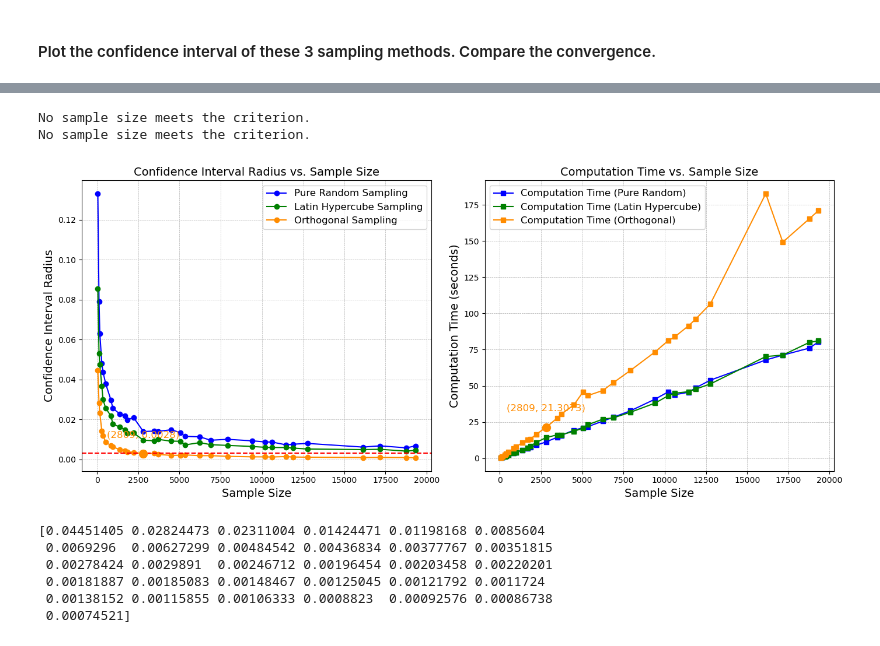
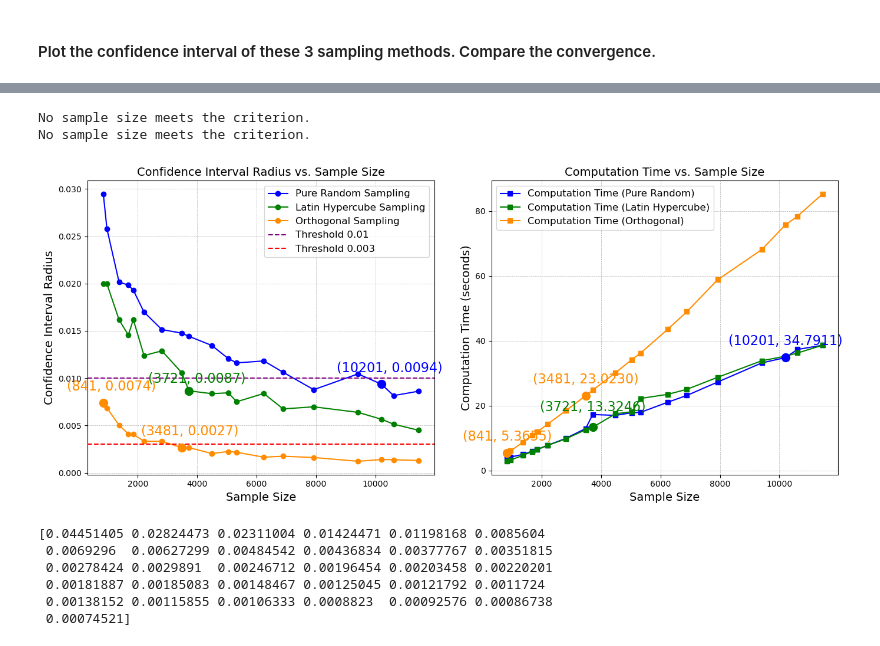
Before and after one commit to Ly-MX15/Stochastic_simulation, a Jupyter notebook: Mandelbrot_Visualisation3.3.ipynb, the cells around one changed output, grey strips where cells are left out. Saved outputs shown, nothing was run; the diff lists cells and outputs as text; code cells hidden in the pictures.

```diff
--- a/Mandelbrot_Visualisation3.3.ipynb
+++ b/Mandelbrot_Visualisation3.3.ipynb
@@ -1057,7 +963,7 @@ def sieve_of_eratosthenes(n):
 #### Plot the confidence interval of these 3 sampling methods. Compare the convergence.
 # %%
 # Generate a large enough array of prime numbers since orthogonal_sampling only takes prime number's square as sample size
-base_numbers = sieve_of_eratosthenes(150)[10:-1]  # Adjust the number here based on how many primes you need.107th prime number =
+base_numbers = sieve_of_eratosthenes(110)[9:-1]  # Adjust the number here based on how many primes you need.107th prime number =
 # Square each number to get the sample sizes
 sample_sizes = base_numbers**2
 
@@ -1159,70 +1085,78 @@ def mark_point(ax, x, y, color='r', label=None, text_offset=(0,10)):
                 (x, y),
                 textcoords="offset points",
                 xytext=text_offset,
-                fontsize=12,
+                fontsize=16,
                 ha='center',
                 color=color)
 
-# Create the figure and two subplots
+# Create the figure with two subplots
 fig, (ax1, ax2) = plt.subplots(1, 2, figsize=(14,6))  # ax2 will be used for times
 
-threshold = 0.003
+# Define the thresholds
+thresholds = [0.01, 0.003]
 
-# Plot the confidence intervals on ax1
+# Plot the confidence intervals for each sampling method on ax1
 ax1.plot(sample_sizes, conf_intervals_random, marker='o', label='Pure Random Sampling', color='blue')
 ax1.plot(sample_sizes, conf_intervals_latin, marker='o', label='Latin Hypercube Sampling', color='green')
 ax1.plot(sample_sizes, conf_intervals_orthogonal, marker='o', label='Orthogonal Sampling', color='darkorange')
-ax1.axhline(y=threshold, color='red', linestyle='--')
 
 # Set labels and title for ax1
 ax1.set_xlabel('Sample Size', fontsize=14)
 ax1.set_ylabel('Confidence Interval Radius', fontsize=14)
 ax1.set_title('Confidence Interval Radius vs. Sample Size', fontsize=14)
 
-# Plot the times on ax2
+# Plot the computation times on ax2
 ax2.plot(sample_sizes, times_pure_random, marker='s', label='Computation Time (Pure Random)', color='blue')
 ax2.plot(sample_sizes, times_latin, marker='s', label='Computation Time (Latin Hypercube)', color='green')
 ax2.plot(sample_sizes, times_orthogonal, marker='s', label='Computation Time (Orthogonal)', color='darkorange')
 ax2.set_title('Computation Time vs. Sample Size', fontsize=14)
+
 # Set labels for ax2
 ax2.set_ylabel('Computation Time (seconds)', fontsize=14)
 ax2.set_xlabel('Sample Size', fontsize=14)
 
-# Find and mark the minimum confidence interval and time that meets the threshold for each sampling method
-methods = {
-    'Pure Random Sampling': ('blue', conf_intervals_random, times_pure_random),
-    'Latin Hypercube Sampling': ('green', conf_intervals_latin, times_latin),
-    'Orthogonal Sampling': ('darkorange', conf_intervals_orthogonal, times_orthogonal)
-}
+# Plot threshold lines and find the minimum s for each threshold
+for threshold in thresholds:
+    ax1.axhline(y=threshold, color='red' if threshold == 0.003 else 'purple', linestyle='--', label=f'Threshold {threshold}')
 
-for method, (color, conf_intervals, times) in methods.items():
-    min_s, min_conf_interval, min_time = find_min_confidence_interval_time(
-        sample_sizes, conf_intervals, times, threshold
+    # Pure Random Sampling
+    min_s_random, min_conf_interval_random, min_time_random = find_min_confidence_interval_time(
+        sample_sizes, conf_intervals_random, times_pure_random, threshold
     )
+    if min_s_random is not None:
+        mark_point(ax1, min_s_random, min_conf_interval_random, color='blue', text_offset=(10, 15))
+        mark_point(ax2, min_s_random, min_time_random, color='blue', text_offset=(0, 15))
 
-    if min_s is not None:
-        # Adjust the text offset if points are too close to each other to avoid overlap
-        text_offset_y = -15 if method == 'Latin Hypercube Sampling' else 20
-        mark_point(ax1, min_s, min_conf_interval, color=color, label=f'Min CI ({method})', text_offset=(0, text_offset_y))
-        mark_point(ax2, min_s, min_time, color=color, label=f'Min Time ({method})', text_offset=(0, text_offset_y))
+    # Latin Hypercube Sampling
+    min_s_latin, min_conf_interval_latin, min_time_latin = find_min_confidence_interval_time(
+        sample_sizes, conf_intervals_latin, times_latin, threshold
+    )
+    if min_s_latin is not None:
+        mark_point(ax1, min_s_latin, min_conf_interval_latin, color='green', text_offset=(10, 10))
+        mark_point(ax2, min_s_latin, min_time_latin, color='green', text_offset=(0, 20))
 
+    # Orthogonal Sampling
+    min_s_orthogonal, min_conf_interval_orthogonal, min_time_orthogonal = find_min_confidence_interval_time(
+        sample_sizes, conf_intervals_orthogonal, times_orthogonal, threshold
+    )
+    if min_s_orthogonal is not None:
+        mark_point(ax1, min_s_orthogonal, min_conf_interval_orthogonal, color='darkorange', text_offset=(10, 15))
+        mark_point(ax2, min_s_orthogonal, min_time_orthogonal, color='darkorange', text_offset=(0, 15))
 
-# Handling legends for both axes
+# Add legends and set up the grid for both subplots
 ax1.legend(loc='upper right', fontsize=12)
 ax2.legend(loc='upper left', fontsize=12)
-
-# Enhance grid lines
 ax1.grid(True, which='both', linestyle='--', linewidth=0.5)
 ax2.grid(True, which='both', linestyle='--', linewidth=0.5)
 
-# Save the figure
+# Save and show the figure
 plt.tight_layout()
-plt.savefig("confidence_interval_and_time.png", dpi=300)
+plt.savefig("3.3_confidence_interval_and_time.png", dpi=300)
 plt.show()
 # %% [output]
 No sample size meets the criterion.
 No sample size meets the criterion.
-[figure, old version]
+[figure, new version]
 # %%
 print(conf_intervals_orthogonal)
 # %% [output]
```
Also changed, not shown: parts of 12 cells of this notebook.
